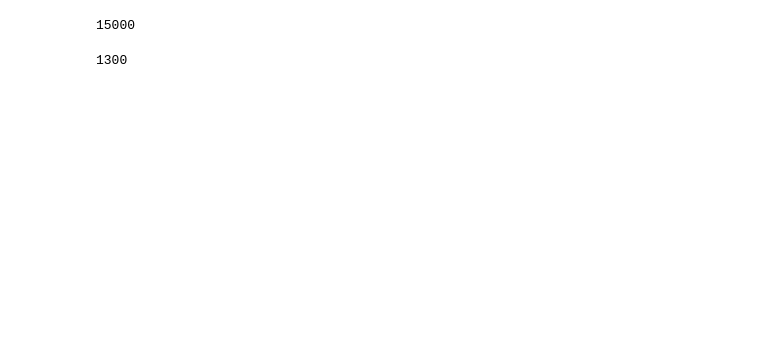
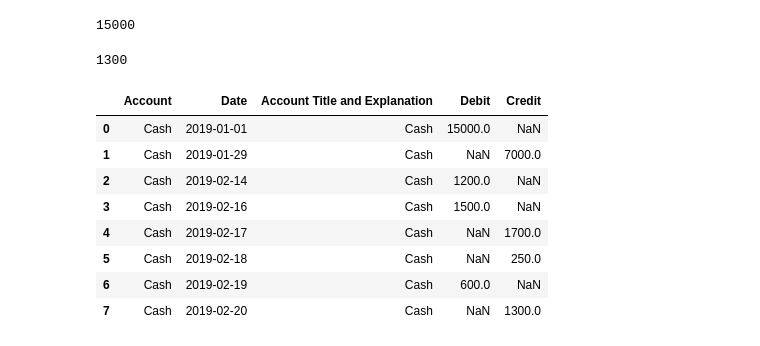
Before and after one commit to AhmedSalam22/BIS-Accounting, a Jupyter notebook: AccountingSystem.ipynb, the cells around one changed output. Saved outputs shown, nothing was run; the diff lists cells and outputs as text; code cells hidden in the pictures; blank space fills up the shorter version.

```diff
--- a/AccountingSystem.ipynb
+++ b/AccountingSystem.ipynb
@@ -171,3 +171,15 @@ drawings = df.query('Type_x == "Drawings"')["Helper"].sum()
 drawings
 # %% [output]
 1300
+# %%
+df[["Account" , "Date" , "Account Title and Explanation"  , "Debit" , "Credit"]].query('Account == "Cash"')
+# %% [output]
+|  | Account | Date | Account Title and Explanation | Debit | Credit |
+| 0 | Cash | 2019-01-01 | Cash | 15000.0 | NaN |
+| 1 | Cash | 2019-01-29 | Cash | NaN | 7000.0 |
+| 2 | Cash | 2019-02-14 | Cash | 1200.0 | NaN |
+| 3 | Cash | 2019-02-16 | Cash | 1500.0 | NaN |
+| 4 | Cash | 2019-02-17 | Cash | NaN | 1700.0 |
+| 5 | Cash | 2019-02-18 | Cash | NaN | 250.0 |
+| 6 | Cash | 2019-02-19 | Cash | 600.0 | NaN |
+| 7 | Cash | 2019-02-20 | Cash | NaN | 1300.0 |
```
Also changed, not shown: parts of 1 cell of this notebook, 1 other file.
